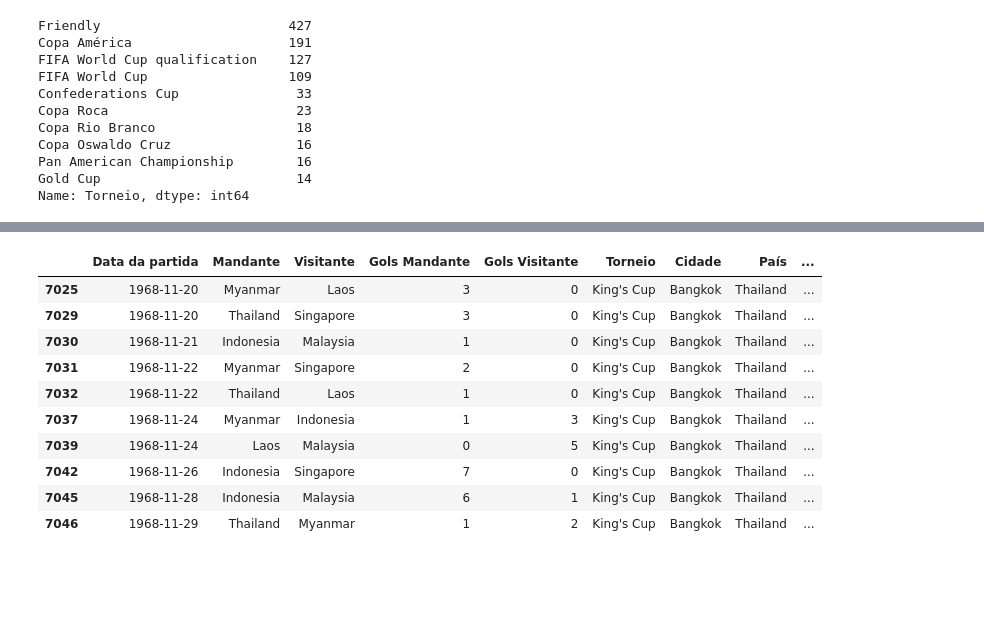
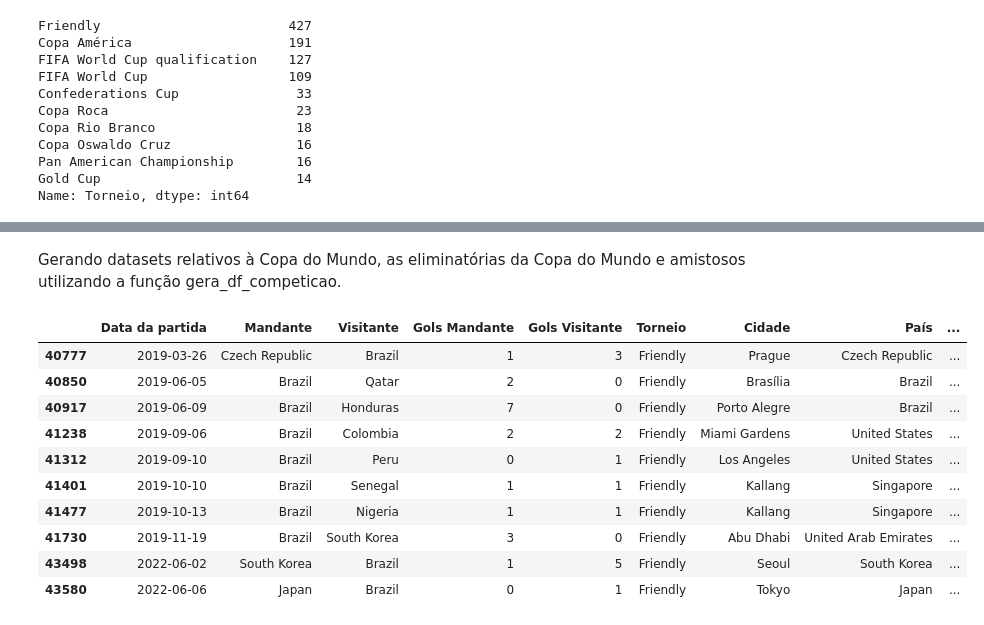
Before and after one commit to gabedewitt/dio-bootcamps, a Jupyter notebook: Python para Cientistas de Dados/Analise_exploratoria_partidas_futebol_internacional.ipynb, the cells around one changed output, grey strips where cells are left out. Saved outputs shown, nothing was run; the diff lists cells and outputs as text; code cells hidden in the pictures; blank space fills up the shorter version.

Commit message:
Criando função para filtragem por torneio Para desenvolver melhor a análise exploratória criei uma função que cria um dataframe específico por torneio

```diff
--- a/Python para Cientistas de Dados/Analise_exploratoria_partidas_futebol_internacional.ipynb
+++ b/Python para Cientistas de Dados/Analise_exploratoria_partidas_futebol_internacional.ipynb
@@ -412,14 +376,20 @@ gera_df_competicao("Copa América",df_resultados).head(10)
-# %%
-gera_df_competicao("King's Cup",df_resultados).head(10)
-# %% [output]
-|  | Data da partida | Mandante | Visitante | Gols Mandante | Gols Visitante | Torneio | Cidade | País | ... |
-| 7025 | 1968-11-20 | Myanmar | Laos | 3 | 0 | King's Cup | Bangkok | Thailand | ... |
-| 7029 | 1968-11-20 | Thailand | Singapore | 3 | 0 | King's Cup | Bangkok | Thailand | ... |
-| 7030 | 1968-11-21 | Indonesia | Malaysia | 1 | 0 | King's Cup | Bangkok | Thailand | ... |
-| 7031 | 1968-11-22 | Myanmar | Singapore | 2 | 0 | King's Cup | Bangkok | Thailand | ... |
-| 7032 | 1968-11-22 | Thailand | Laos | 1 | 0 | King's Cup | Bangkok | Thailand | ... |
-| 7037 | 1968-11-24 | Myanmar | Indonesia | 1 | 3 | King's Cup | Bangkok | Thailand | ... |
-| 7039 | 1968-11-24 | Laos | Malaysia | 0 | 5 | King's Cup | Bangkok | Thailand | ... |
-| 7042 | 1968-11-26 | Indonesia | Singapore | 7 | 0 | King's Cup | Bangkok | Thailand | ... |
-| 7045 | 1968-11-28 | Indonesia | Malaysia | 6 | 1 | King's Cup | Bangkok | Thailand | ... |
-| 7046 | 1968-11-29 | Thailand | Myanmar | 1 | 2 | King's Cup | Bangkok | Thailand | ... |
+# %% [markdown]
+Gerando datasets relativos à Copa do Mundo, as eliminatórias da Copa do Mundo e amistosos utilizando a função gera_df_competicao.
+# %%
+df_brasil_amistoso = gera_df_competicao("Friendly",df_brasil)
+df_brasil_copa = gera_df_competicao("FIFA World Cup",df_brasil)
+df_brasil_eliminatorias = gera_df_competicao("FIFA World Cup qualification",df_brasil)
+# %%
+df_brasil_amistoso.tail(10)
+# %% [output]
+|  | Data da partida | Mandante | Visitante | Gols Mandante | Gols Visitante | Torneio | Cidade | País | ... |
+| 40777 | 2019-03-26 | Czech Republic | Brazil | 1 | 3 | Friendly | Prague | Czech Republic | ... |
+| 40850 | 2019-06-05 | Brazil | Qatar | 2 | 0 | Friendly | Brasília | Brazil | ... |
+| 40917 | 2019-06-09 | Brazil | Honduras | 7 | 0 | Friendly | Porto Alegre | Brazil | ... |
+| 41238 | 2019-09-06 | Brazil | Colombia | 2 | 2 | Friendly | Miami Gardens | United States | ... |
+| 41312 | 2019-09-10 | Brazil | Peru | 0 | 1 | Friendly | Los Angeles | United States | ... |
+| 41401 | 2019-10-10 | Brazil | Senegal | 1 | 1 | Friendly | Kallang | Singapore | ... |
+| 41477 | 2019-10-13 | Brazil | Nigeria | 1 | 1 | Friendly | Kallang | Singapore | ... |
+| 41730 | 2019-11-19 | Brazil | South Korea | 3 | 0 | Friendly | Abu Dhabi | United Arab Emirates | ... |
+| 43498 | 2022-06-02 | South Korea | Brazil | 1 | 5 | Friendly | Seoul | South Korea | ... |
+| 43580 | 2022-06-06 | Japan | Brazil | 0 | 1 | Friendly | Tokyo | Japan | ... |
```
Also changed, not shown: parts of 5 cells of this notebook.
